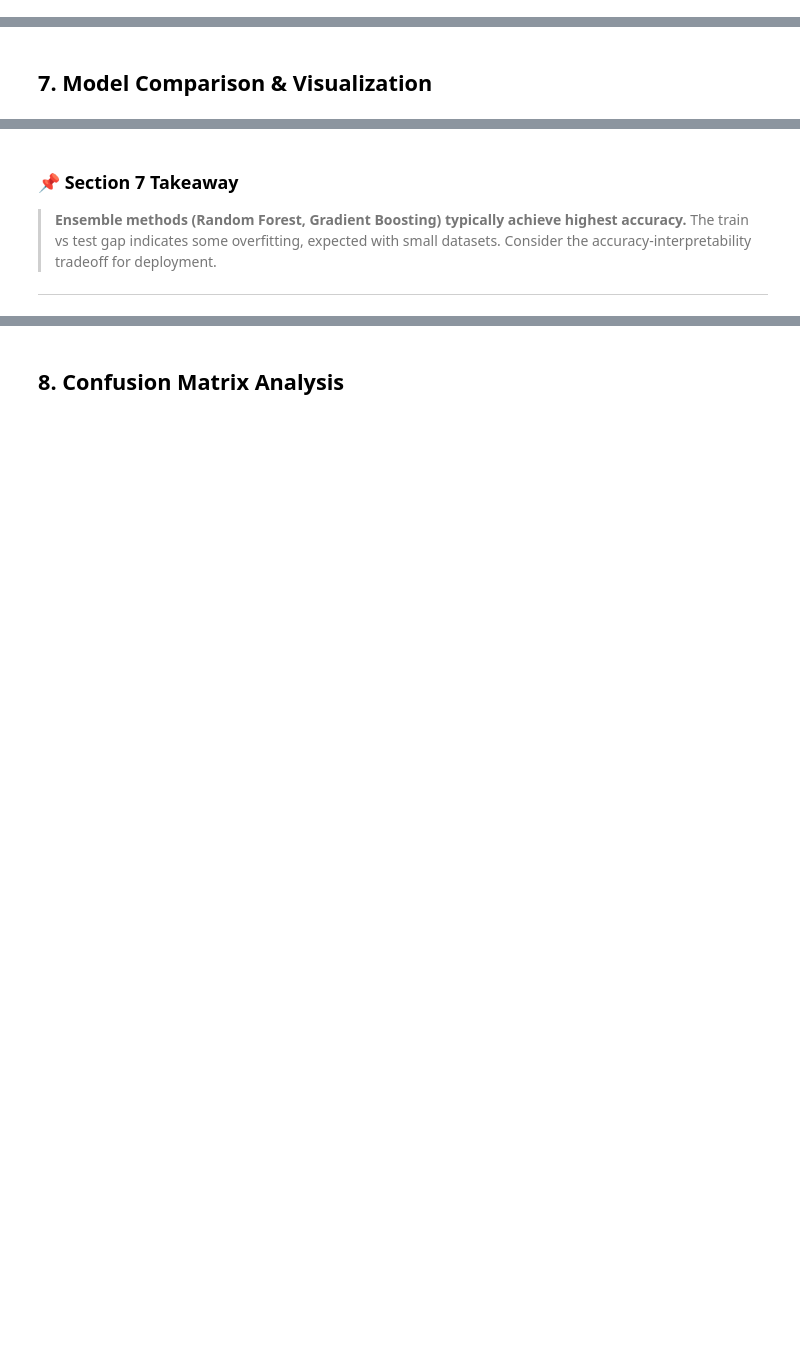
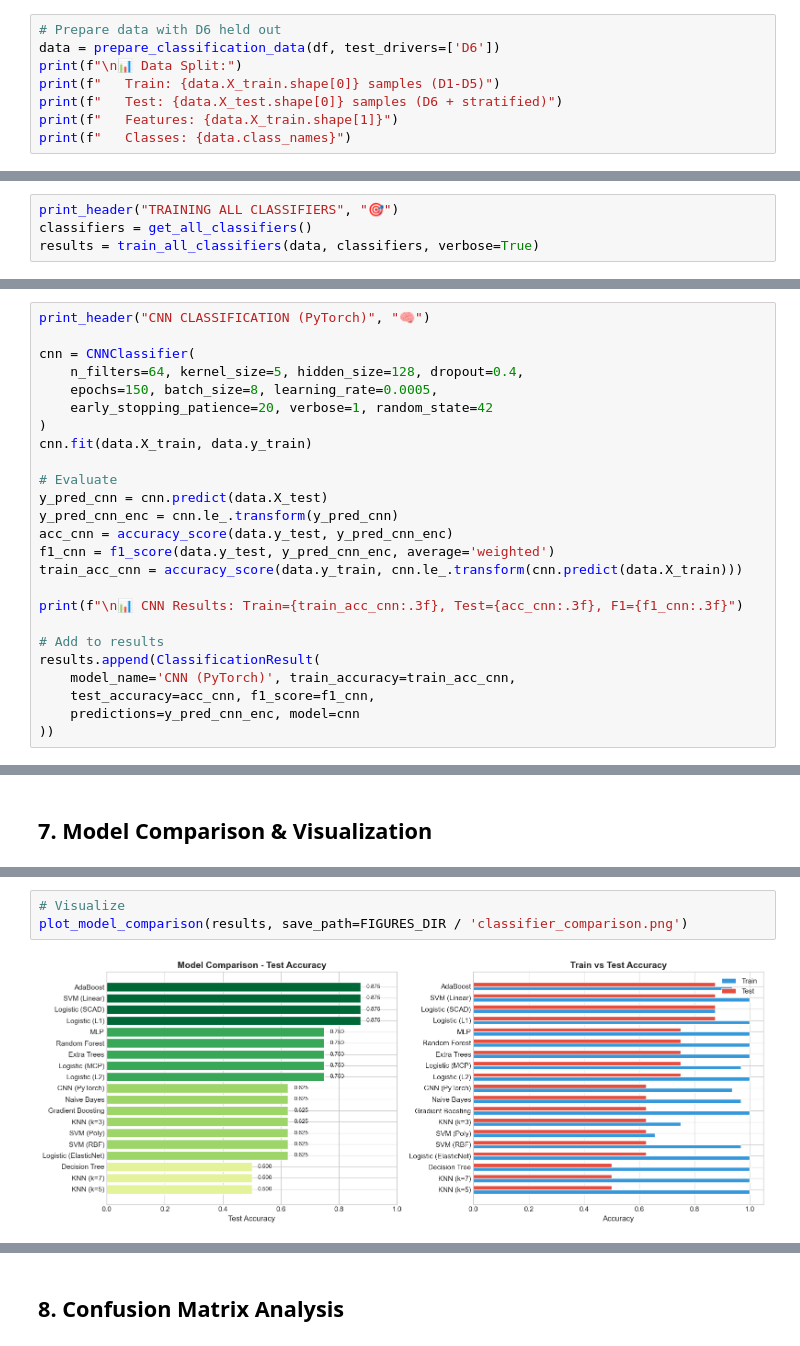
Before and after one commit to rezamirzaei/ABAX, a Jupyter notebook: notebooks/02_classification.ipynb, the cells around one changed output, grey strips where cells are left out. Saved outputs shown, nothing was run; the diff lists cells and outputs as text; blank space fills up the shorter version.

```diff
--- a/notebooks/02_classification.ipynb
+++ b/notebooks/02_classification.ipynb
@@ -504,0 +265,8 @@ print_success("CNN learning curves saved")
+# %%
+# Prepare data with D6 held out
+data = prepare_classification_data(df, test_drivers=['D6'])
+print(f"\n📊 Data Split:")
+print(f"   Train: {data.X_train.shape[0]} samples (D1-D5)")
+print(f"   Test: {data.X_test.shape[0]} samples (D6 + stratified)")
+print(f"   Features: {data.X_train.shape[1]}")
+print(f"   Classes: {data.class_names}")
@@ -504,0 +307,4 @@ print_success("CNN learning curves saved")
+# %%
+print_header("TRAINING ALL CLASSIFIERS", "🎯")
+classifiers = get_all_classifiers()
+results = train_all_classifiers(data, classifiers, verbose=True)
@@ -504,0 +372,25 @@ print_success("CNN learning curves saved")
+# %%
+print_header("CNN CLASSIFICATION (PyTorch)", "🧠")
+
+cnn = CNNClassifier(
+    n_filters=64, kernel_size=5, hidden_size=128, dropout=0.4,
+    epochs=150, batch_size=8, learning_rate=0.0005,
+    early_stopping_patience=20, verbose=1, random_state=42
+)
+cnn.fit(data.X_train, data.y_train)
+
+# Evaluate
+y_pred_cnn = cnn.predict(data.X_test)
+y_pred_cnn_enc = cnn.le_.transform(y_pred_cnn)
+acc_cnn = accuracy_score(data.y_test, y_pred_cnn_enc)
+f1_cnn = f1_score(data.y_test, y_pred_cnn_enc, average='weighted')
+train_acc_cnn = accuracy_score(data.y_train, cnn.le_.transform(cnn.predict(data.X_train)))
+
+print(f"\n📊 CNN Results: Train={train_acc_cnn:.3f}, Test={acc_cnn:.3f}, F1={f1_cnn:.3f}")
+
+# Add to results
+results.append(ClassificationResult(
+    model_name='CNN (PyTorch)', train_accuracy=train_acc_cnn,
+    test_accuracy=acc_cnn, f1_score=f1_cnn,
+    predictions=y_pred_cnn_enc, model=cnn
+))
@@ -550,5 +447,5 @@ print(f"   F1-Score: {best_model['F1-Score']:.4f}")
-# %% [markdown]
-### 📌 Section 7 Takeaway
-> **Ensemble methods (Random Forest, Gradient Boosting) typically achieve highest accuracy.** The train vs test gap indicates some overfitting, expected with small datasets. Consider the accuracy-interpretability tradeoff for deployment.
-
----
+# %%
+# Visualize
+plot_model_comparison(results, save_path=FIGURES_DIR / 'classifier_comparison.png')
+# %% [output]
+[figure, added]
```
Also changed, not shown: parts of 85 cells of this notebook, 10 other files.
